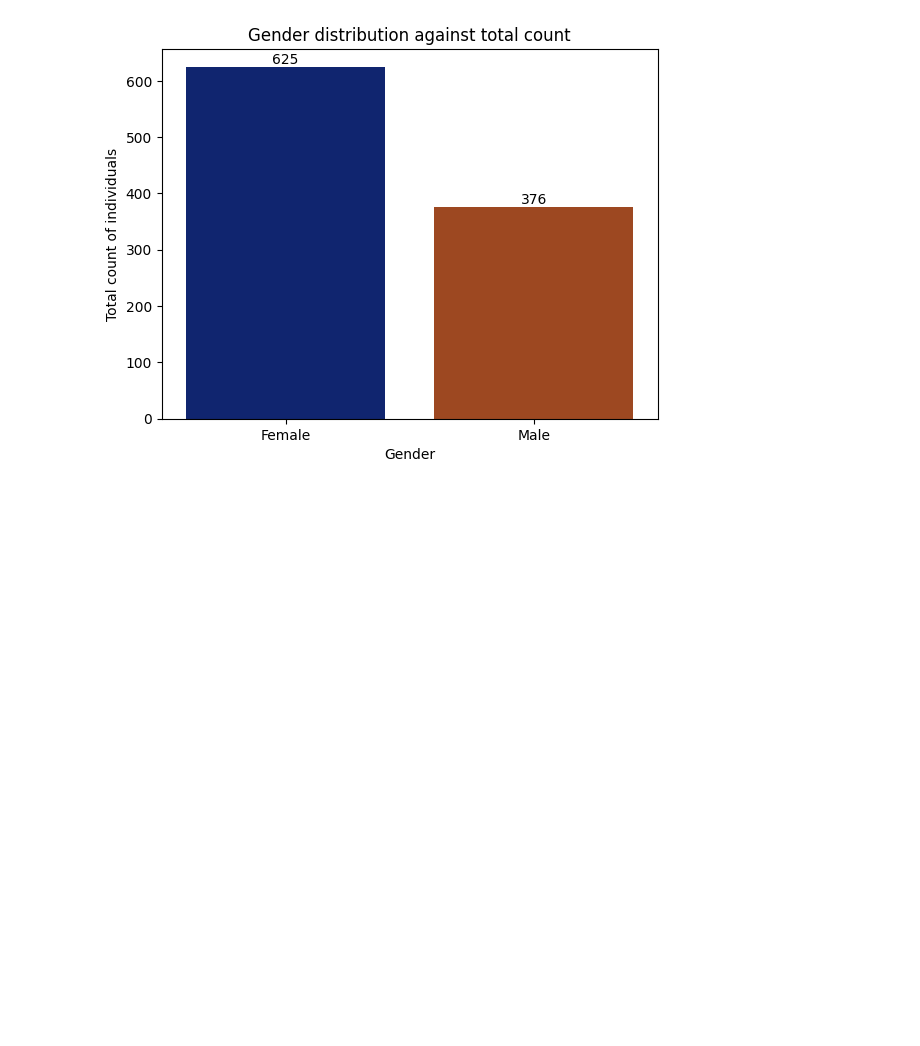
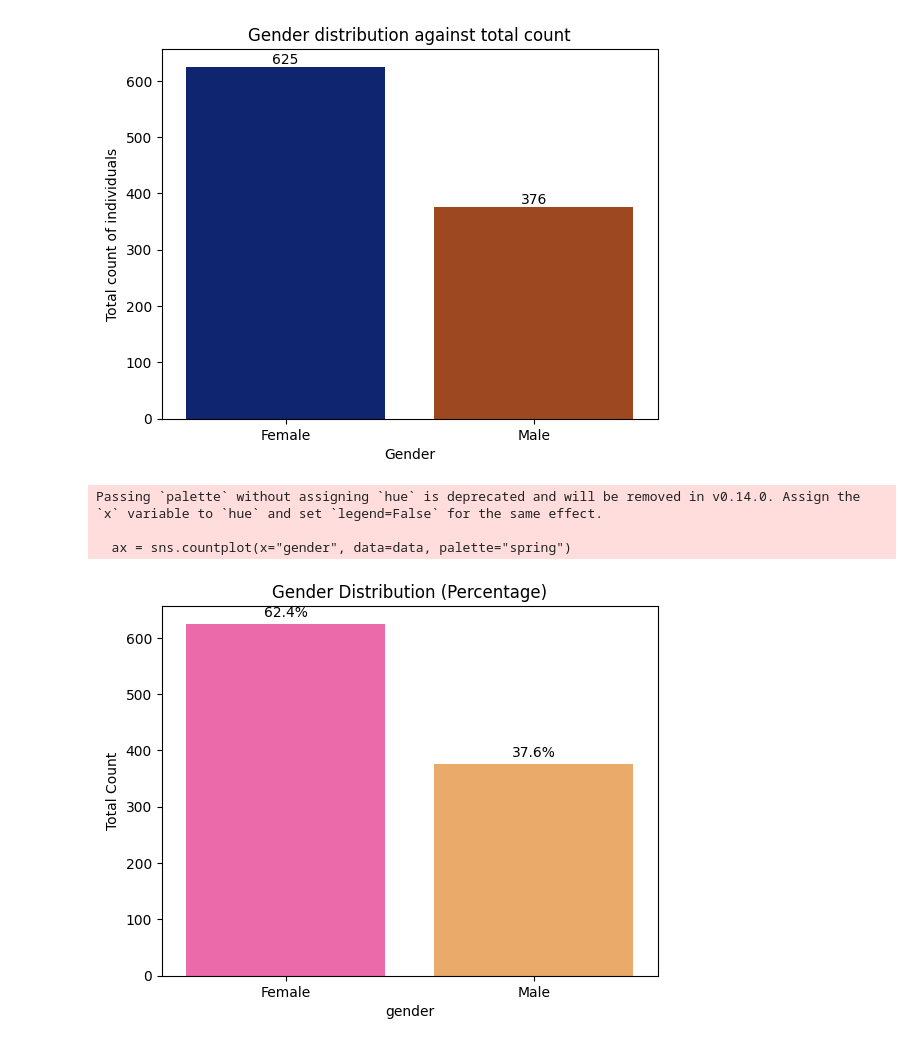
Before and after one commit to sylviaalice58/Datascience, a Jupyter notebook: eda.ipynb, the cells around one changed output. Saved outputs shown, nothing was run; the diff lists cells and outputs as text; code cells hidden in the pictures; blank space fills up the shorter version.

```diff
--- a/eda.ipynb
+++ b/eda.ipynb
@@ -158,3 +158,23 @@ Passing `palette` without assigning `hue` is deprecated and will be removed in v
 
   ax = sns.countplot(x="gender", data=data, palette="dark")
 [figure]
+# %%
+
+# 1. Get the total count of the data
+total = len(data['gender'])
+# 2. Create the plot
+ax = sns.countplot(x="gender", data=data, palette="spring")
+# 3. Calculate percentages and add them as labels
+for container in ax.containers:
+    # Create labels: (bar height / total) * 100
+    labels = [f'{(v/total)*100:0.1f}%'
+               for v in container.datavalues]
+    ax.bar_label(container, labels=labels, padding=3)
+plt.title("Gender Distribution (Percentage)")
+plt.ylabel("Total Count")
+plt.show()
+# %% [output]
+Passing `palette` without assigning `hue` is deprecated and will be removed in v0.14.0. Assign the `x` variable to `hue` and set `legend=False` for the same effect.
+
+  ax = sns.countplot(x="gender", data=data, palette="spring")
+[figure, added]
```
Also changed, not shown: parts of 1 cell of this notebook.
